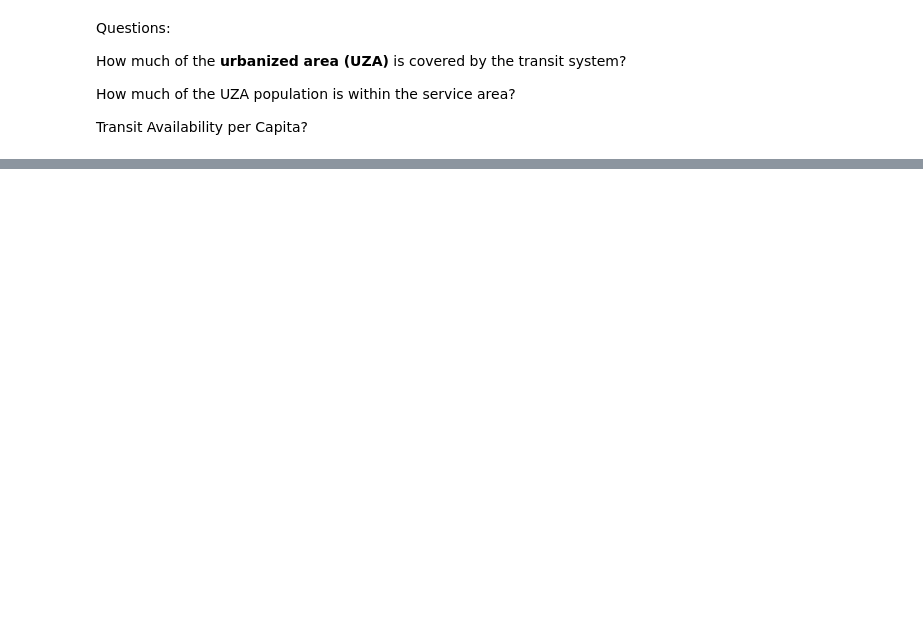
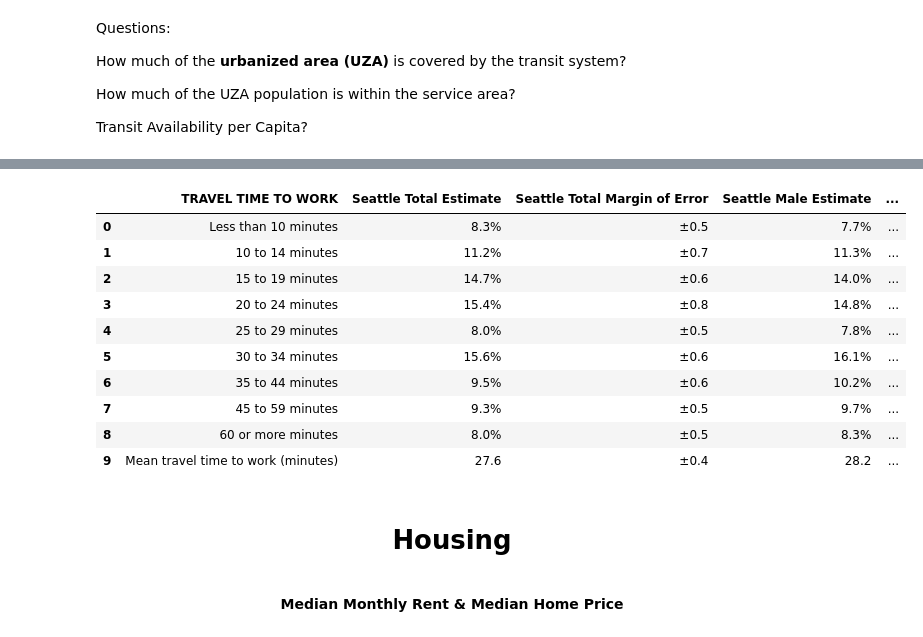
Before and after one commit to Hannah00Donnelly/nss-capstone-da14-2025, a Jupyter notebook: notebooks/hdonnelly_capstone.ipynb, the cells around one changed output, grey strips where cells are left out. Cells and saved outputs as stored; diff of their text form; code cells hidden in the pictures; blank space fills up the shorter version.

```diff
--- a/notebooks/hdonnelly_capstone.ipynb
+++ b/notebooks/hdonnelly_capstone.ipynb
@@ -1325,0 +512,21 @@ seattle_public_transportation_2024
+# %%
+seattle_austin_tt_merge = pd.merge(seattle_travel_time, austin_travel_time, on='TRAVEL TIME TO WORK', how='inner')
+raleigh_seattle_austin_tt_merge = pd.merge(seattle_austin_tt_merge, raleigh_travel_time, on='TRAVEL TIME TO WORK', how='inner')
+mycity_travel_time = pd.merge(raleigh_seattle_austin_tt_merge, philly_travel_time, on='TRAVEL TIME TO WORK', how='inner')
+mycity_travel_time
+# %% [output]
+|  | TRAVEL TIME TO WORK | Seattle Total Estimate | Seattle Total Margin of Error | Seattle Male Estimate | ... |
+| 0 | Less than 10 minutes | 8.3% | ±0.5 | 7.7% | ... |
+| 1 | 10 to 14 minutes | 11.2% | ±0.7 | 11.3% | ... |
+| 2 | 15 to 19 minutes | 14.7% | ±0.6 | 14.0% | ... |
+| 3 | 20 to 24 minutes | 15.4% | ±0.8 | 14.8% | ... |
+| 4 | 25 to 29 minutes | 8.0% | ±0.5 | 7.8% | ... |
+| 5 | 30 to 34 minutes | 15.6% | ±0.6 | 16.1% | ... |
+| 6 | 35 to 44 minutes | 9.5% | ±0.6 | 10.2% | ... |
+| 7 | 45 to 59 minutes | 9.3% | ±0.5 | 9.7% | ... |
+| 8 | 60 or more minutes | 8.0% | ±0.5 | 8.3% | ... |
+| 9 | Mean travel time to work (minutes) | 27.6 | ±0.4 | 28.2 | ... |
+# %% [markdown]
+# <center> Housing <center>
+# %% [markdown]
+**<center>Median Monthly Rent & Median Home Price<center>**
```
Also changed, not shown: parts of 130 cells of this notebook.
